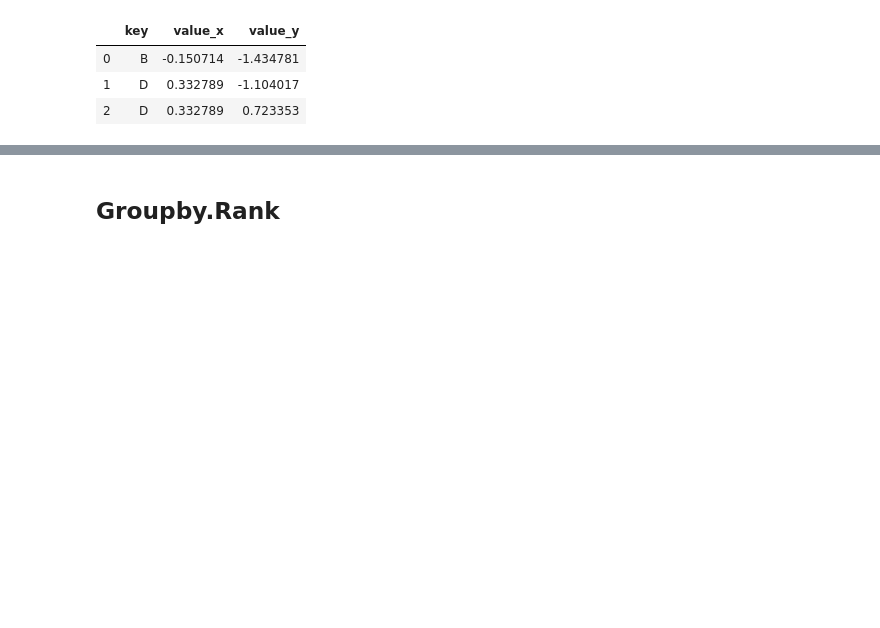
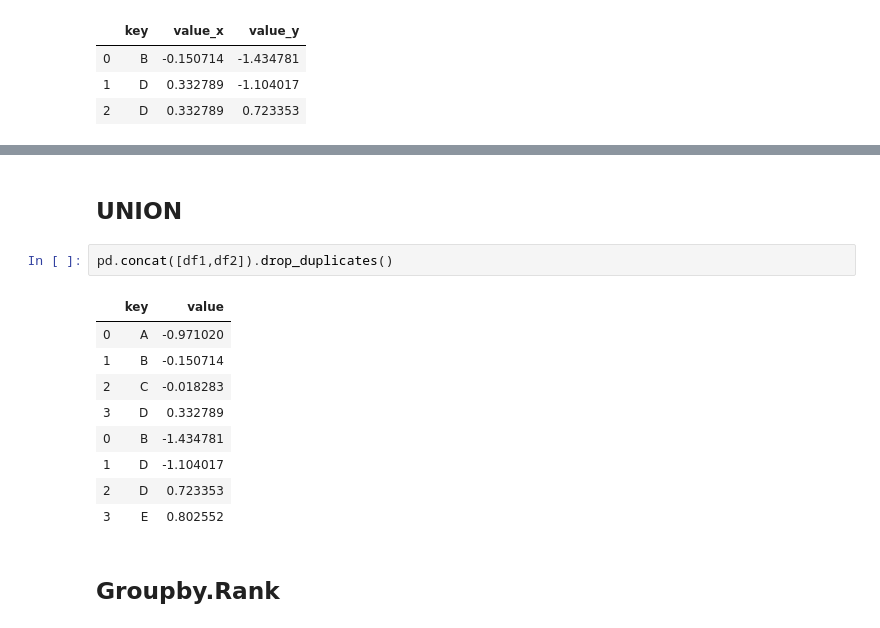
Before and after one commit to raysunau/python_data_analytics, a Jupyter notebook: Python_pandas_SQL.ipynb, the cells around one changed output, grey strips where cells are left out. Cells and saved outputs as stored; diff of their text form; blank space fills up the shorter version.

Commit message:
add union example

```diff
--- a/Python_pandas_SQL.ipynb
+++ b/Python_pandas_SQL.ipynb
@@ -360,3 +376,17 @@ pd.merge(df1,df2,on="key")
+# %% [markdown]
+## UNION
+# %%
+pd.concat([df1,df2]).drop_duplicates()
+# %% [output]
+|  | key | value |
+| 0 | A | -0.971020 |
+| 1 | B | -0.150714 |
+| 2 | C | -0.018283 |
+| 3 | D | 0.332789 |
+| 0 | B | -1.434781 |
+| 1 | D | -1.104017 |
+| 2 | D | 0.723353 |
+| 3 | E | 0.802552 |
 # %% [markdown]
 ## Groupby.Rank
 # %% [markdown]
```
Also changed, not shown: parts of 3 cells of this notebook.
